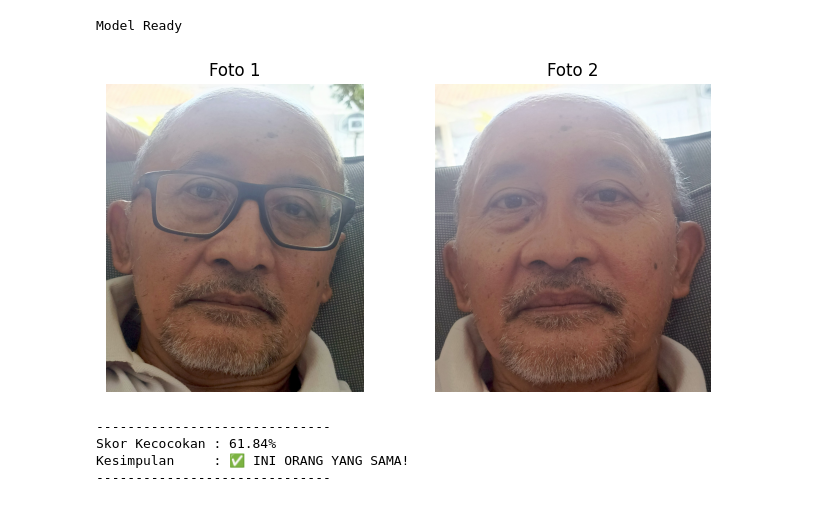
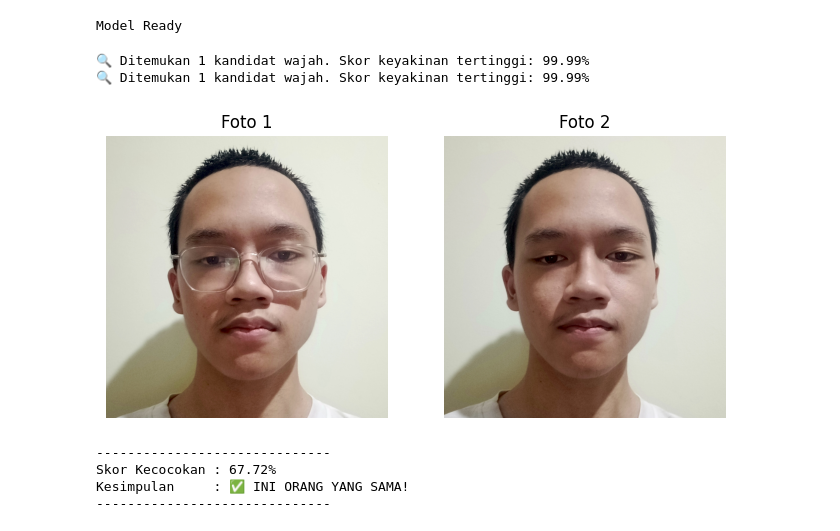
Before and after one commit to Arjuna-Ragil/MobileFaceNet_Test, a Jupyter notebook: inference.ipynb, the cells around one changed output. Cells and saved outputs as stored; diff of their text form; code cells hidden in the pictures.

```diff
--- a/inference.ipynb
+++ b/inference.ipynb
@@ -16,6 +18,8 @@ val_transform = transforms.Compose([
     transforms.ToTensor(),
     transforms.Normalize([0.485, 0.456, 0.406], [0.229, 0.224, 0.225])
 ])
+# %%
+face_detector = RetinafaceDetector(net='mnet', type='cuda' if torch.cuda.is_available() else 'cpu')
 # %%
 ########### concatenation
 # concatenation of output from simaese network
@@ -95,10 +165,13 @@ Model Ready
 # %%
 def face_match(img_path_1, img_path_2, threshold=0.5):
-    # Buka foto
-    img1 = Image.open(img_path_1).convert('RGB')
-    img2 = Image.open(img_path_2).convert('RGB')
 
-    # Pamerin fotonya bersandingan
+    img1 = auto_crop(img_path_1)
+    img2 = auto_crop(img_path_2)
+
+    if img1 is None or img2 is None:
+        print("Proses dihentikan karena wajah tidak lengkap.")
+        return
+
     fig, ax = plt.subplots(1, 2, figsize=(8, 4))
     ax[0].imshow(img1)
     ax[0].set_title("Foto 1")
@@ -108,18 +181,14 @@ def face_match(img_path_1, img_path_2, threshold=0.5):
     ax[1].axis('off')
     plt.show()
 
-    # Pre-processing & jadikan tensor [Batch, Channel, Height, Width]
     tensor1 = val_transform(img1).unsqueeze(0).to(device)
     tensor2 = val_transform(img2).unsqueeze(0).to(device)
 
-    # Bungkus jadi format dictionary sesuai permintaan forward pass modelmu
     data = {'sample': tensor1, 'frame': tensor2}
 
-    # Tebak!
     with torch.no_grad():
         output_prob = model(data)
 
-    # Ambil angka probabilitasnya
     score = output_prob.item()
 
     print("-" * 30)
@@ -130,17 +199,19 @@ def face_match(img_path_1, img_path_2, threshold=0.5):
     else:
         print("Kesimpulan     : ❌ INI ORANG YANG BERBEDA!")
     print("-" * 30)
-
-# --- CARA PAKAINYA ---
-# Siapkan 2 foto (misal foto Ben Affleck dua-duanya, atau foto Ben dan Elton)
-foto_tes_1 = "./dataset/inference_face_set/papa1.jpg"
-foto_tes_2 = "./dataset/inference_face_set/papa3.jpg"
-
-# Eksekusi!
-face_match(foto_tes_1, foto_tes_2)
-# %% [output]
-[figure, removed]
-------------------------------
-Skor Kecocokan : 61.84%
-Kesimpulan     : ✅ INI ORANG YANG SAMA!
-------------------------------
+# %%
+# --- CARA PAKAINYA ---
+# Siapkan 2 foto (misal foto Ben Affleck dua-duanya, atau foto Ben dan Elton)
+foto_tes_1 = "./dataset/inference_face_set/Arjuna1.jpg"
+foto_tes_2 = "./dataset/inference_face_set/Arjuna2.jpg"
+
+# Eksekusi!
+face_match(foto_tes_1, foto_tes_2)
+# %% [output]
+🔍 Ditemukan 1 kandidat wajah. Skor keyakinan tertinggi: 99.99%
+🔍 Ditemukan 1 kandidat wajah. Skor keyakinan tertinggi: 99.99%
+[figure, added]
+------------------------------
+Skor Kecocokan : 67.72%
+Kesimpulan     : ✅ INI ORANG YANG SAMA!
+------------------------------
```
Also changed, not shown: parts of 3 cells of this notebook, 1 other file.
